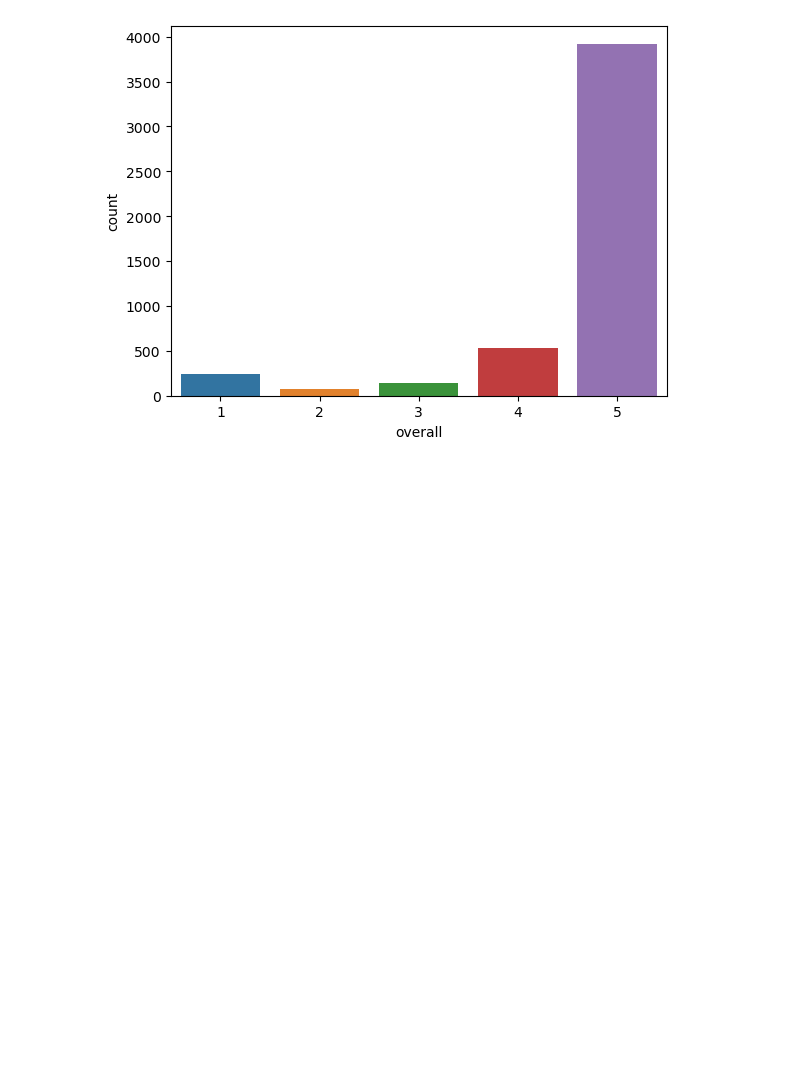
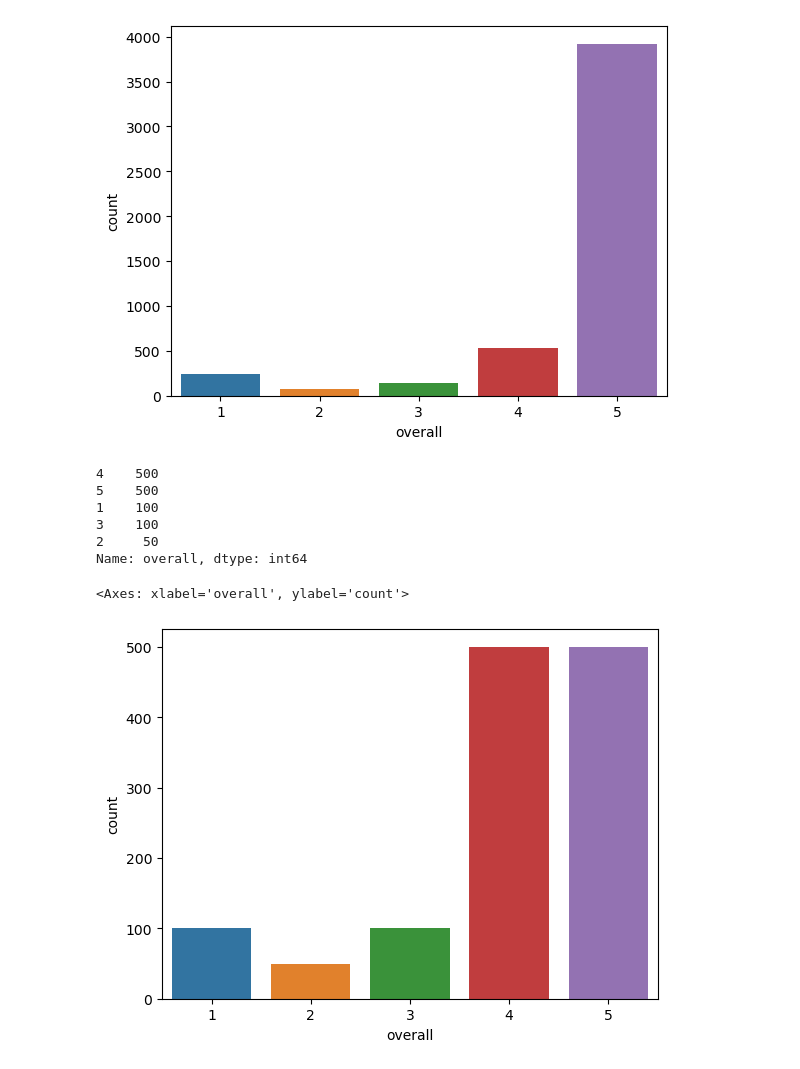
Before and after one commit to Lipsita-Jena/Sentimental-Analysis, a Jupyter notebook: creating_dataset.ipynb, the cells around one changed output. Saved outputs shown, nothing was run; the diff lists cells and outputs as text; code cells hidden in the pictures; blank space fills up the shorter version.

```diff
--- a/creating_dataset.ipynb
+++ b/creating_dataset.ipynb
@@ -42,3 +41,25 @@ sns.countplot(data = reviews_df, x='overall')
 # %% [output]
 <Axes: xlabel='overall', ylabel='count'>
 [figure]
+# %%
+one_1500 = reviews_df[reviews_df['overall']==1.0].sample(n=100)
+two_500 = reviews_df[reviews_df['overall']==2.0].sample(n=50)
+three_500 = reviews_df[reviews_df['overall']==3.0].sample(n=100)
+four_500 = reviews_df[reviews_df['overall']==4.0].sample(n=500)
+five_1500 = reviews_df[reviews_df['overall']==5.0].sample(n=500)
+# %%
+undersampled_reviews = pd.concat([one_1500, two_500, three_500, four_500, five_1500], axis=0)
+# %%
+undersampled_reviews['overall'].value_counts(dropna=False)
+# %% [output]
+4    500
+5    500
+1    100
+3    100
+2     50
+Name: overall, dtype: int64
+# %%
+sns.countplot(data=undersampled_reviews, x='overall')
+# %% [output]
+<Axes: xlabel='overall', ylabel='count'>
+[figure, added]
```
Also changed, not shown: parts of 1 cell of this notebook, 2 other files.
